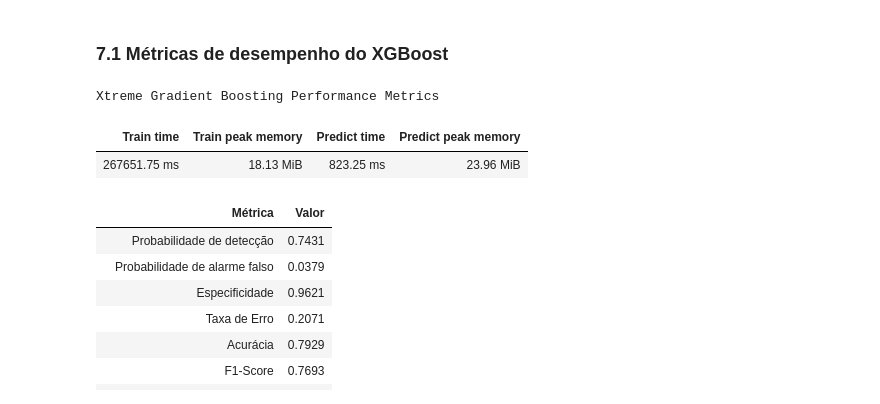
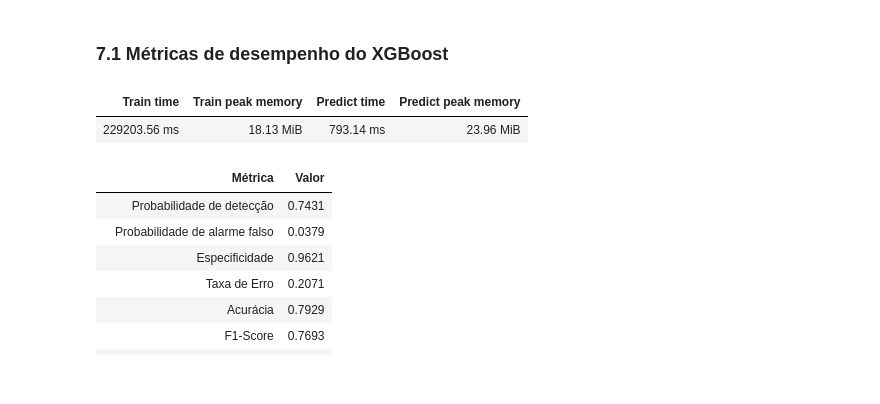
Before and after one commit to jtlimo/ccm-102, a Jupyter notebook: main.ipynb, the cells around one changed output. Saved outputs shown, nothing was run; the diff lists cells and outputs as text; code cells hidden in the pictures.

```diff
--- a/main.ipynb
+++ b/main.ipynb
@@ -78,7 +78,7 @@ translated_names = {
     "PFA": "Probabilidade de alarme falso",
   }
 
-def plot_performance_metrics(metrics, title):
+def plot_performance_metrics(metrics):
   df = pd.DataFrame([metrics])
   df.round(2)
   df.columns = ["Train time", "Train peak memory",
@@ -89,7 +89,6 @@ def plot_performance_metrics(metrics, title):
      "Train peak memory": "{:.2f} MiB",
      "Predict time": "{:.2f} ms",
      "Predict peak memory": "{:.2f} MiB"})
-  df = df.set_caption(title)
 
   return df
 
@@ -405,11 +417,10 @@ metrics_xgb, y_pred = benchmark(xgb, X_train_res, y_train_res, X_test_pca)
 # %% [markdown]
 ### 7.1 Métricas de desempenho do XGBoost
 # %%
-plot_performance_metrics(metrics_xgb, "Xtreme Gradient Boosting Performance Metrics")
+plot_performance_metrics(metrics_xgb)
 # %% [output]
-Xtreme Gradient Boosting Performance Metrics
 | Train time | Train peak memory | Predict time | Predict peak memory |
-| 267651.75 ms | 18.13 MiB | 823.25 ms | 23.96 MiB |
+| 229203.56 ms | 18.13 MiB | 793.14 ms | 23.96 MiB |
 # %%
 cm_xgb = ConfusionMatrix(actual_vector=y_test,predict_vector=y_pred)
 
```
Also changed, not shown: parts of 6 cells of this notebook.
